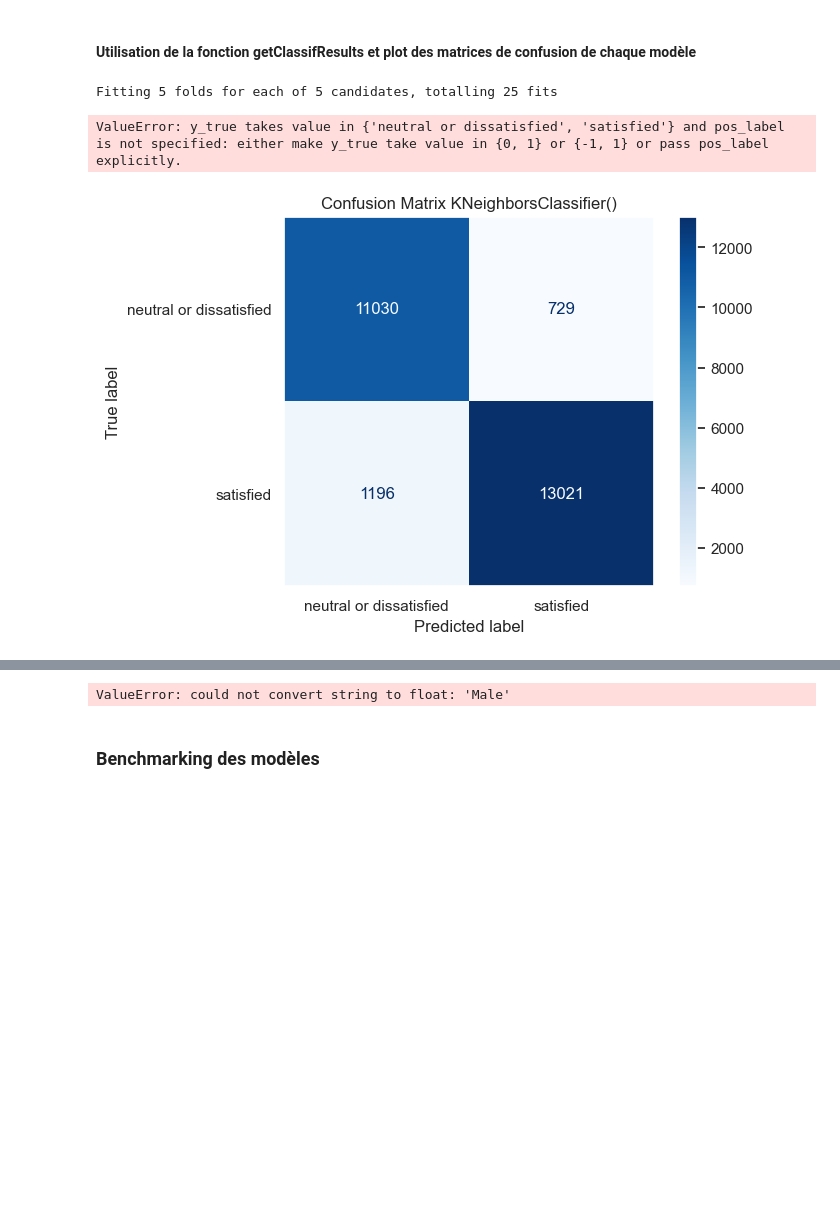
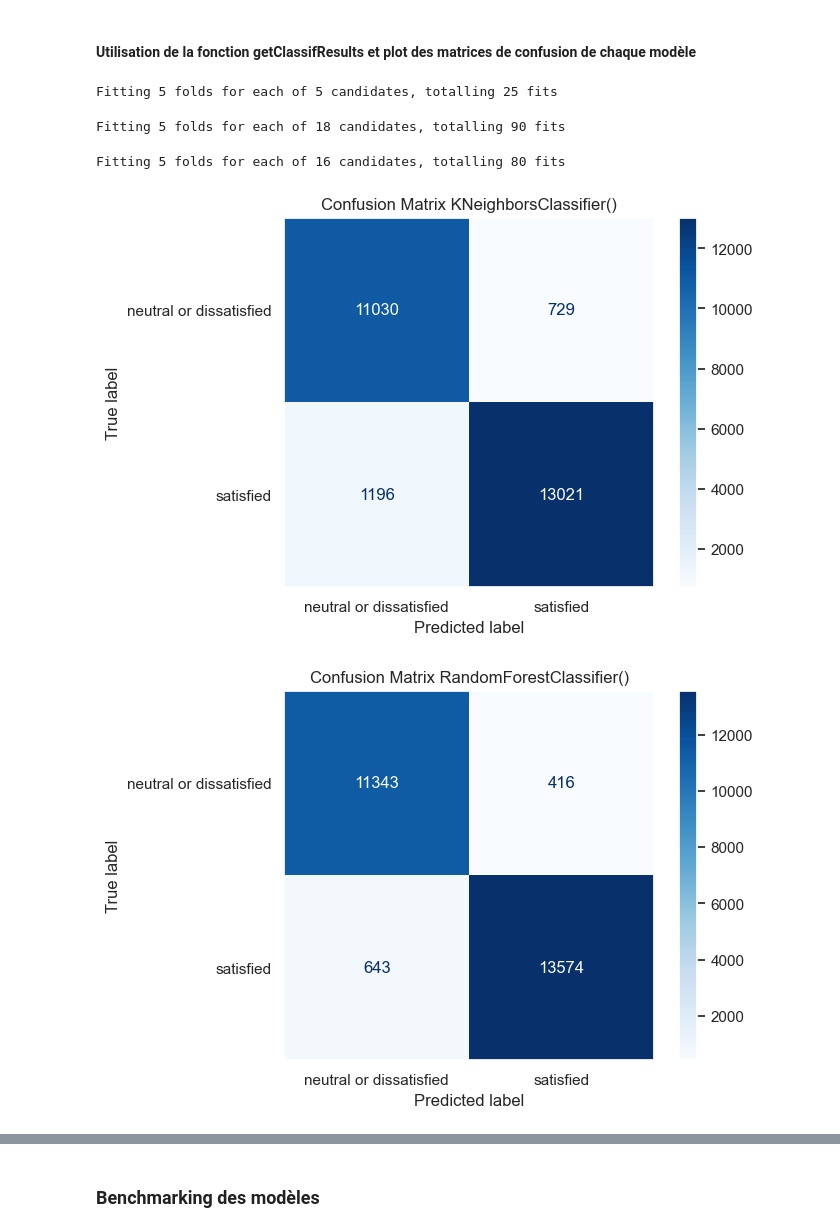
Before and after one commit to data-IA-2022/Airline_Tarik, a Jupyter notebook: Airline_Tarik.ipynb, the cells around one changed output, grey strips where cells are left out. Cells and saved outputs as stored; diff of their text form; code cells hidden in the pictures; blank space fills up the shorter version.

```diff
--- a/Airline_Tarik.ipynb
+++ b/Airline_Tarik.ipynb
@@ -701,32 +705,34 @@ classifiers = {
 #### Utilisation de la fonction getClassifResults et plot des matrices de confusion de chaque modèle
 # %%
 results = {}
+all_clf = []
 for classifier_name in classifiers.keys():
     classifier = globals()[classifier_name]()
     parameters = classifiers[classifier_name]
     res = getClassifResults(classifier, parameters, data=df)
     results[classifier_name] = res[0]
+    all_clf.append(res[1])
 
-    clf_labels = [classifiers.keys()]
-    all_clf = [res[1]]
-
-    colors = ['blue', 'green', 'red']
-    linestyles = [':', '--', '-.', '-', 'solid', 'dashed']
-    for clf, label, clr, ls in zip(all_clf, clf_labels, colors, linestyles):
-    # assuming the label of the positive class is 1
-        y_pred = clf.fit(X_train, y_train).predict_proba(X_test)[:, 1]
-        fpr, tpr, thresholds = roc_curve(y_true=y_test, y_score=y_pred)
-        roc_auc = auc(x=fpr, y=tpr)
-        plt.plot(fpr, tpr, color=clr, linestyle=ls, label='%s (auc = %0.2f)' % (label, roc_auc))
-    plt.legend(loc='lower right')
-    plt.plot([0, 1], [0, 1], linestyle='--', color='gray', linewidth=2)
-    plt.xlim([-0.1, 1.1])
-    plt.ylim([-0.1, 1.1])
-    plt.grid(alpha=0.5)
-    plt.xlabel('False positive rate (FPR)')
-    plt.ylabel('True positive rate (TPR)')
-    plt.show()
+clf_labels = ['KNClassif', 'RFClassif', 'HGBClassif']
+colors = ['blue', 'green', 'red']
+linestyles = [':', '--', '-.', '-', 'solid', 'dashed']
+for clf, label, clr, ls in zip(all_clf, clf_labels, colors, linestyles):
+    # assuming the label of the positive class is 1 ajout avec pos_label de la val qu'on associe à 1
+    y_pred = clf.fit(X_train, y_train).predict_proba(X_test)[:, 1]
+    fpr, tpr, thresholds = roc_curve(y_true=y_test, y_score=y_pred, pos_label='satisfied')
+    roc_auc = auc(x=fpr, y=tpr)
+    plt.plot(fpr, tpr, color=clr, linestyle=ls, label='%s (auc = %0.2f)' % (label, roc_auc))
+plt.legend(loc='lower right')
+plt.plot([0, 1], [0, 1], linestyle='--', color='gray', linewidth=2)
+plt.xlim([-0.1, 1.1])
+plt.ylim([-0.1, 1.1])
+plt.grid(alpha=0.5)
+plt.xlabel('False positive rate (FPR)')
+plt.ylabel('True positive rate (TPR)')
+plt.show()
 # %% [output]
 Fitting 5 folds for each of 5 candidates, totalling 25 fits
-ValueError: y_true takes value in {'neutral or dissatisfied', 'satisfied'} and pos_label is not specified: either make y_true take value in {0, 1} or {-1, 1} or pass pos_label explicitly.
+Fitting 5 folds for each of 18 candidates, totalling 90 fits
+Fitting 5 folds for each of 16 candidates, totalling 80 fits
 [figure]
+[figure, added]
@@ -733,25 +740,3 @@ ValueError: y_true takes value in {'neutral or dissatisfied', 'satisfied'} and p
-# %%
-clf_labels = [classifiers.keys()]
-all_clf = [globals()[classifier_name]()]
-
-colors = ['black', 'orange', 'blue', 'green', 'red', 'yellow']
-linestyles = [':', '--', '-.', '-', 'solid', 'dashed']
-for clf, label, clr, ls in zip(all_clf, clf_labels, colors, linestyles):
-# assuming the label of the positive class is 1
-    y_pred = clf.fit(X_train, y_train).predict_proba(X_test)[:, 1]
-    fpr, tpr, thresholds = roc_curve(y_true=y_test, y_score=y_pred)
-    roc_auc = auc(x=fpr, y=tpr)
-    plt.plot(fpr, tpr, color=clr, linestyle=ls, label='%s (auc = %0.2f)' % (label, roc_auc))
-plt.legend(loc='lower right')
-plt.plot([0, 1], [0, 1], linestyle='--', color='gray', linewidth=2)
-plt.xlim([-0.1, 1.1])
-plt.ylim([-0.1, 1.1])
-plt.grid(alpha=0.5)
-plt.xlabel('False positive rate (FPR)')
-plt.ylabel('True positive rate (TPR)')
-plt.show()
-# %% [output]
-ValueError: could not convert string to float: 'Male'
 # %% [markdown]
 ### Benchmarking des modèles
 # %%
```
Also changed, not shown: parts of 6 cells of this notebook.
